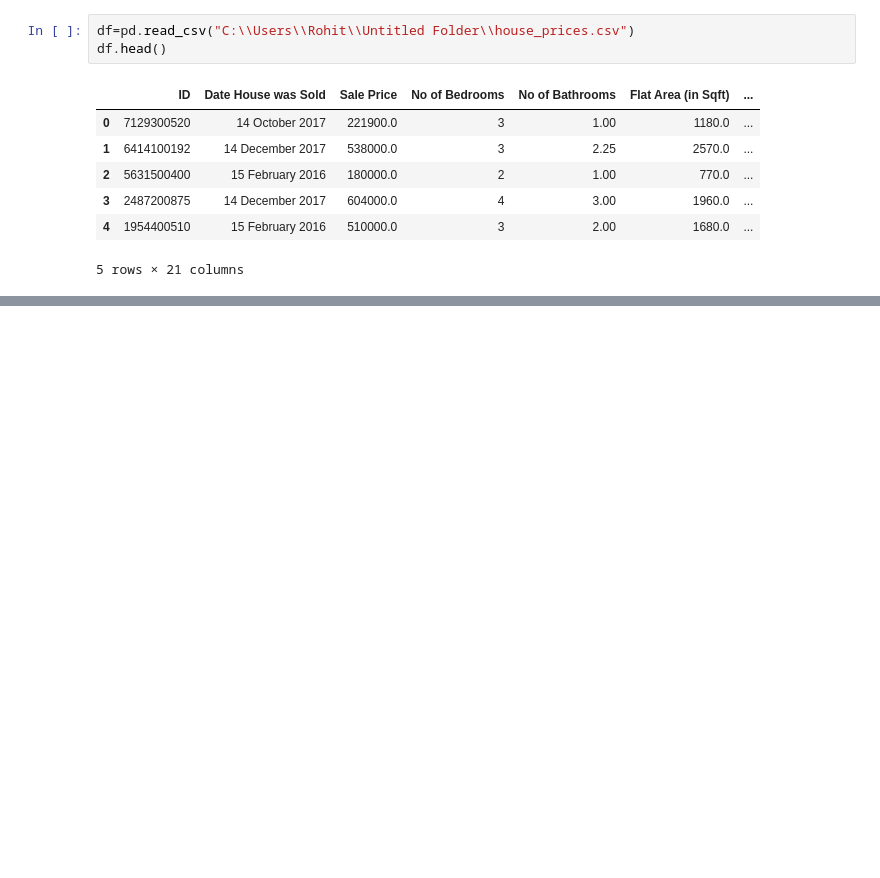
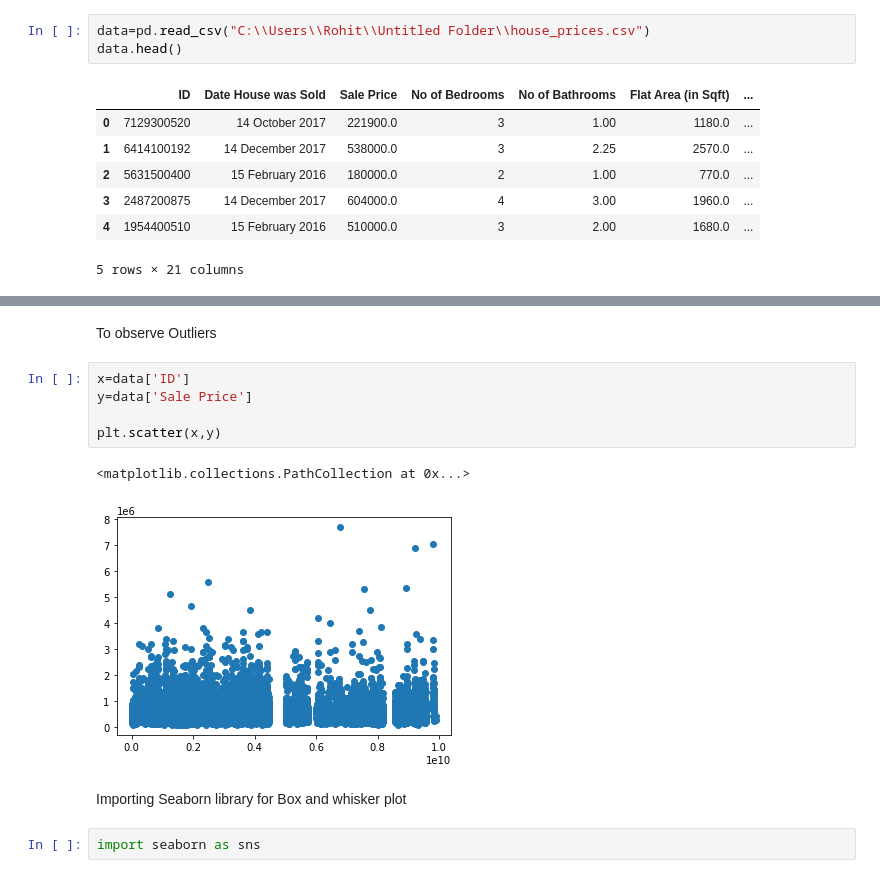
Before and after one commit to VelampalepuRohitAnjaniKumar/Machine-Learning-, a Jupyter notebook: Ml-regression.ipynb, the cells around one changed output, grey strips where cells are left out. Saved outputs shown, nothing was run; the diff lists cells and outputs as text; blank space fills up the shorter version.

```diff
--- a/Ml-regression.ipynb
+++ b/Ml-regression.ipynb
@@ -3,8 +6,8 @@ import pandas as pd
 import numpy as np
 import matplotlib.pyplot as plt
 # %%
-df=pd.read_csv("C:\\Users\\Rohit\\Untitled Folder\\house_prices.csv")
-df.head()
+data=pd.read_csv("C:\\Users\\Rohit\\Untitled Folder\\house_prices.csv")
+data.head()
 # %% [output]
 |  | ID | Date House was Sold | Sale Price | No of Bedrooms | No of Bathrooms | Flat Area (in Sqft) | ... |
 | 0 | 7129300520 | 14 October 2017 | 221900.0 | 3 | 1.00 | 1180.0 | ... |
@@ -15,0 +35,14 @@ df.head()
+# %% [markdown]
+To observe Outliers
+# %%
+x=data['ID']
+y=data['Sale Price']
+
+plt.scatter(x,y)
+# %% [output]
+<matplotlib.collections.PathCollection at 0x...>
+[figure, added]
+# %% [markdown]
+Importing Seaborn library for Box and whisker plot
+# %%
+import seaborn as sns
```
Also changed, not shown: parts of 16 cells of this notebook.
